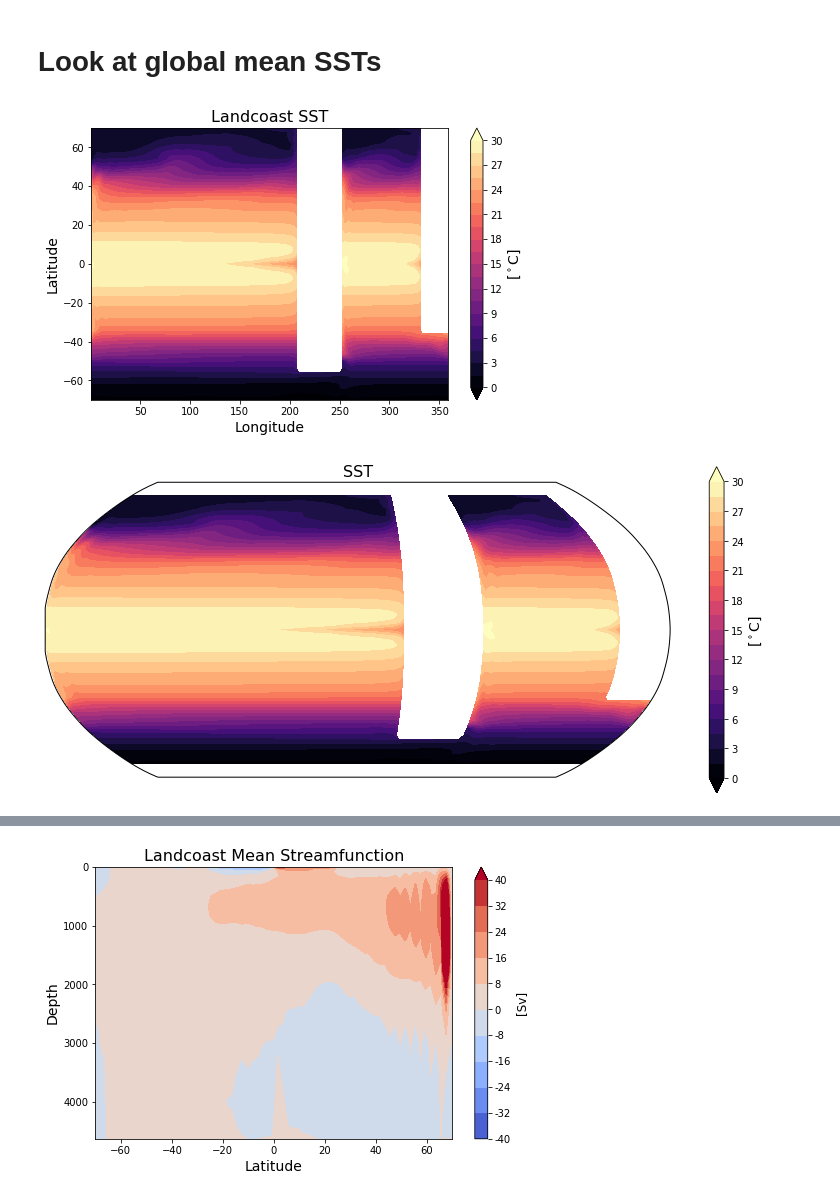
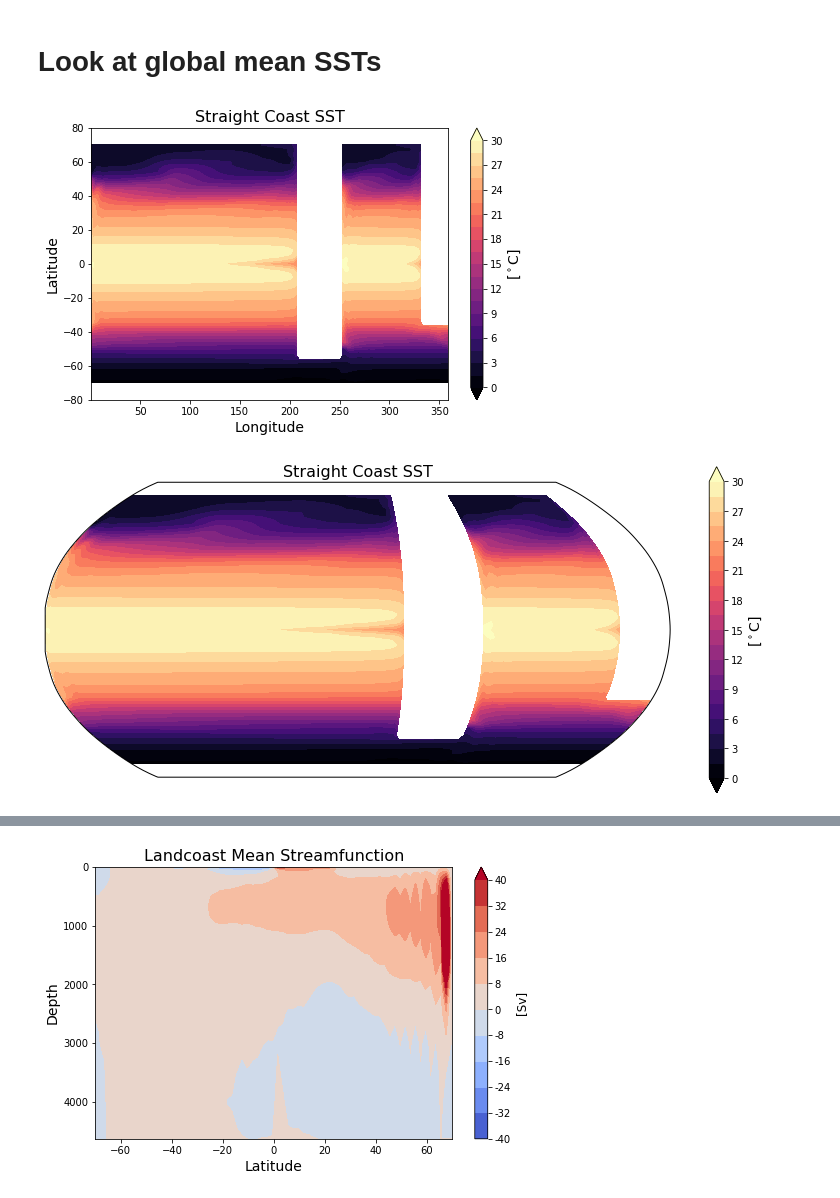
Before and after one commit to NCAR/CESM_MOM6_AQUA, a Jupyter notebook: scripts/sfn_figs_TRYfunctions.ipynb, the cells around one changed output, grey strips where cells are left out. Saved outputs shown, nothing was run; the diff lists cells and outputs as text; code cells hidden in the pictures.

```diff
--- a/scripts/sfn_figs_TRYfunctions.ipynb
+++ b/scripts/sfn_figs_TRYfunctions.ipynb
@@ -77,24 +76,24 @@ def calculate_basin_sfn(vmo, vhGM, x_west, x_east, y):
 # %%
 b = np.linspace(0, 30, 21, endpoint=True)
 t = np.linspace(0, 30, 11, endpoint=True)
 fig, ax = plt.subplots(figsize=(8,5))
 plt.contourf(dy['xh'], dy['yh'], np.nanmean(dy['tos'], axis=0), b, cmap='magma', extend='both')
 cbar = plt.colorbar(ticks=t, boundaries=t, spacing='uniform')
 cbar.ax.set_ylabel('[$^\circ$C]', fontsize=14)
 plt.ylabel('Latitude', fontsize=14), plt.xlabel('Longitude', fontsize=14)
-plt.ylim(-70,70)
-plt.title('Landcoast SST', fontsize=16)
+plt.ylim(-80,80)
+plt.title('{} SST'.format(case), fontsize=16)
 #plt.savefig('path/to/image', bbox_inches='tight')
 plt.show()
 
 fig = plt.figure(figsize=(14, 6))
 ax = fig.add_subplot(1, 1, 1, projection=ccrs.Robinson(central_longitude=180.0))
 plt.contourf(dy['xh'], dy['yh'], np.nanmean(dy['tos'], axis=0), b, cmap='magma', extend='both',  transform=ccrs.PlateCarree())
 cbar = plt.colorbar(ticks=t, boundaries=t, spacing='uniform', extend='both')
 cbar.ax.set_ylabel('[$^\circ$C]', fontsize=14)
 plt.ylabel('Latitude', fontsize=14), plt.xlabel('Longitude', fontsize=14)
-plt.title('SST', fontsize=16)
+plt.title('{} SST'.format(case), fontsize=16)
 plt.show()
 # %% [output]
-[figure, old version]
+[figure, new version]
-[figure, old version]
+[figure, new version]
```
Also changed, not shown: parts of 7 cells of this notebook.
